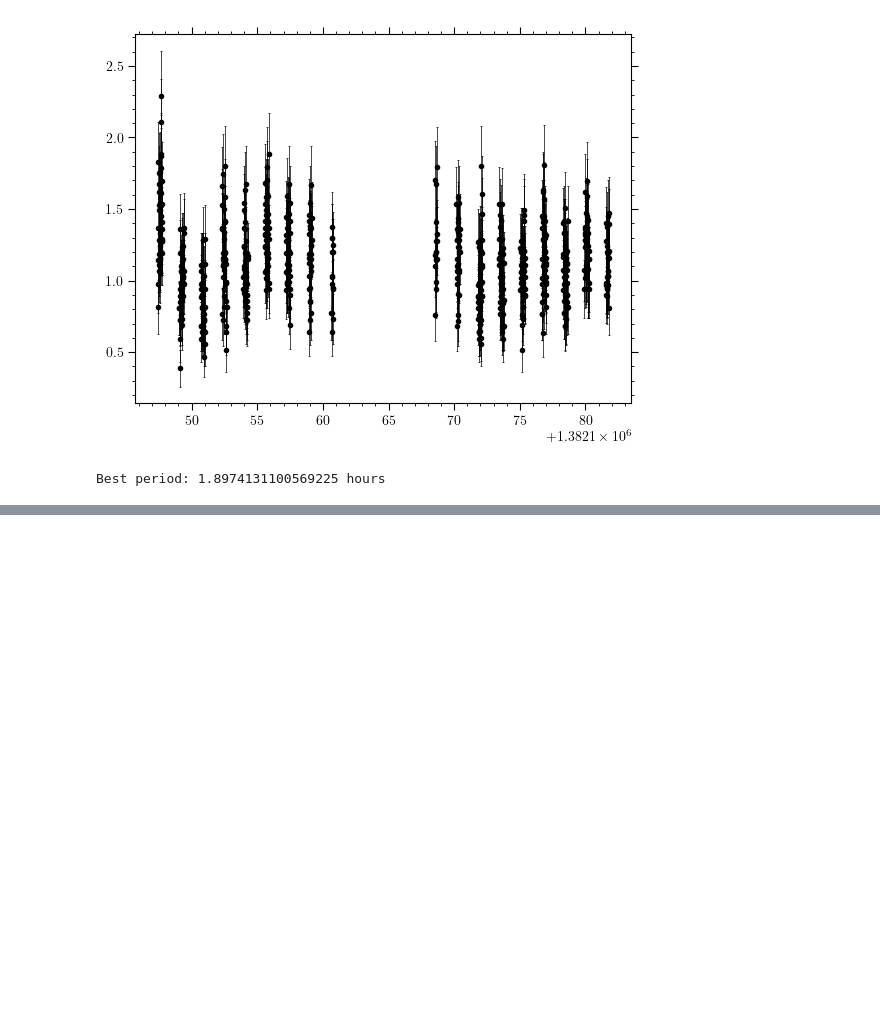
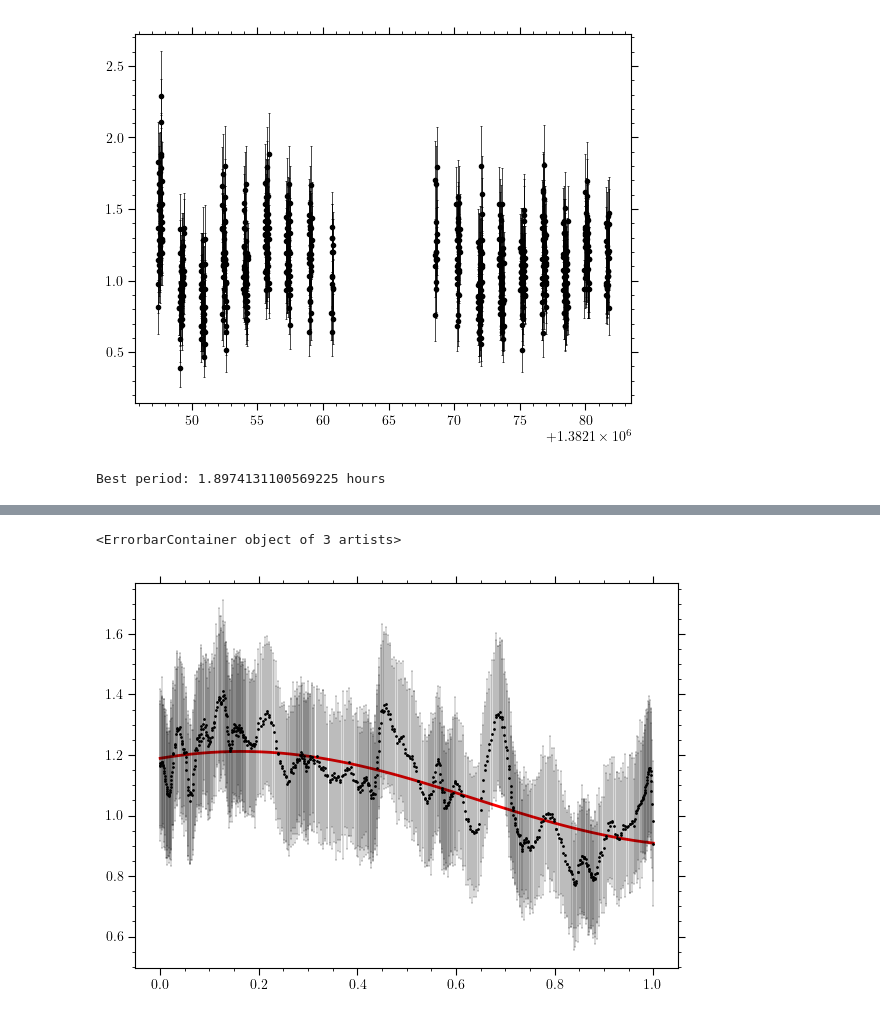
Before and after one commit to ravioli1369/uvit, a Jupyter notebook: lc.ipynb, the cells around one changed output, grey strips where cells are left out. Saved outputs shown, nothing was run; the diff lists cells and outputs as text; code cells hidden in the pictures; blank space fills up the shorter version.

```diff
--- a/lc.ipynb
+++ b/lc.ipynb
@@ -87,8 +88,8 @@ plt.errorbar(MJD_hour, counts, yerr=counts_err, fmt='o', color='k', ms=3, elinew
 [figure]
 # %%
 best_frequency = frequency[np.argmax(power)]
-t_fit = np.linspace(0, 1, 100)
-ls = LombScargle(MJD, counts, counts_err)
+t_fit = np.linspace(0, 1)
+ls = LombScargle(MJD_hour, counts, counts_err)
 y_fit = ls.model(t_fit, best_frequency)
 best_period = 1/best_frequency
 print('Best period:', best_period, "hours")
@@ -107,0 +126,7 @@ Text(0.5, 1.0, 'Phase-folded light curve')
+# %%
+plt.figure(figsize=(7, 5), dpi=100)
+plt.plot(t_fit, y_fit, color='r', lw=2)
+plt.errorbar(phase[sort], filtered_counts, counts_err[sort],fmt='o', color='black', ms=1, elinewidth=0.2, capsize=1, capthick=0.2)
+# %% [output]
+<ErrorbarContainer object of 3 artists>
+[figure, added]
```
Also changed, not shown: parts of 7 cells of this notebook.
